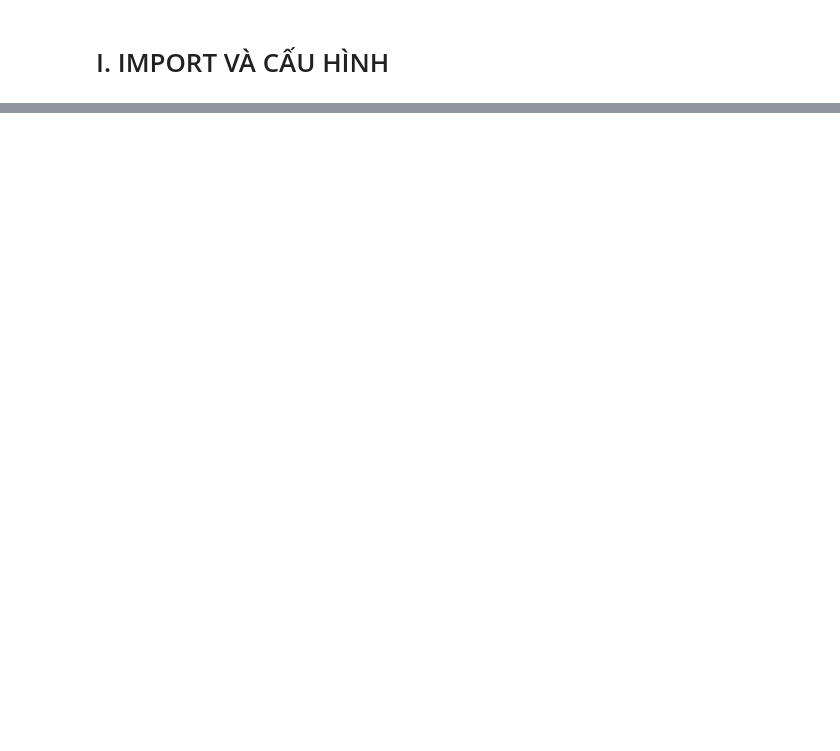
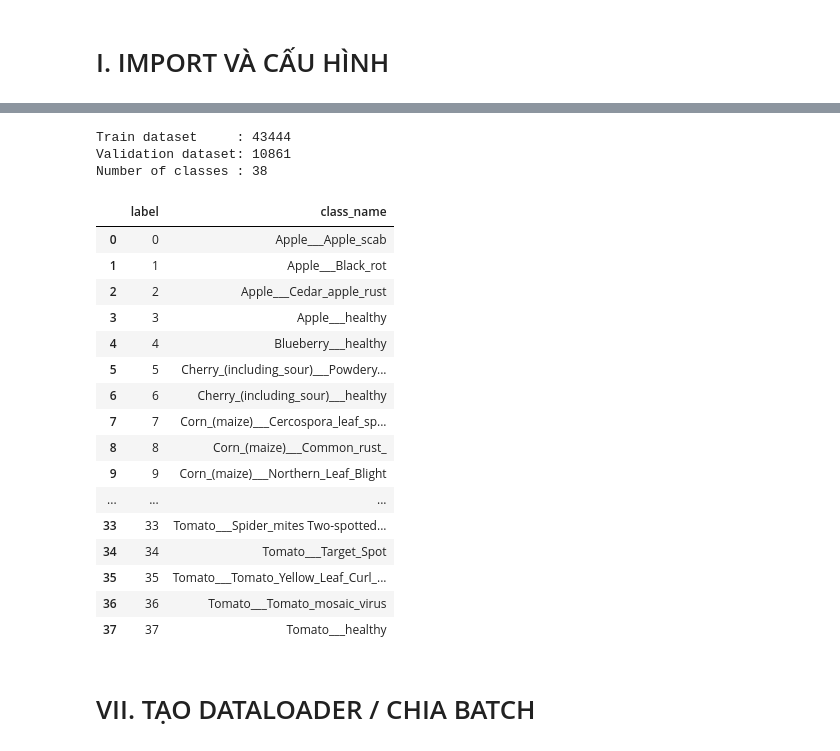
Before and after one commit to hoang3003/plant-disease-classification, a Jupyter notebook: notebooks/02_preprocessing.ipynb, the cells around one changed output, grey strips where cells are left out. Cells and saved outputs as stored; diff of their text form; code cells hidden in the pictures; blank space fills up the shorter version.

```diff
--- a/notebooks/02_preprocessing.ipynb
+++ b/notebooks/02_preprocessing.ipynb
@@ -850,0 +385,59 @@ Pipeline hiện tại bám trực tiếp theo kết quả EDA:
+# %%
+train_dataset = datasets.ImageFolder(
+    root=TRAIN_DIR,
+    transform=train_transform
+)
+
+val_dataset = datasets.ImageFolder(
+    root=VAL_DIR,
+    transform=val_transform
+)
+
+class_names = train_dataset.classes
+class_to_idx = train_dataset.class_to_idx
+idx_to_class = {
+    index: class_name
+    for class_name, index in class_to_idx.items()
+}
+
+NUM_CLASSES = len(class_names)
+
+print("Train dataset     :", len(train_dataset))
+print("Validation dataset:", len(val_dataset))
+print("Number of classes :", NUM_CLASSES)
+
+if train_dataset.class_to_idx != val_dataset.class_to_idx:
+    raise ValueError(
+        "Mapping class giữa train và val không giống nhau."
+    )
+# %% [output]
+Train dataset     : 43444
+Validation dataset: 10861
+Number of classes : 38
+# %%
+mapping_df = pd.DataFrame({
+    "label": list(range(NUM_CLASSES)),
+    "class_name": class_names
+})
+
+display(mapping_df)
+# %% [output]
+|  | label | class_name |
+| 0 | 0 | Apple___Apple_scab |
+| 1 | 1 | Apple___Black_rot |
+| 2 | 2 | Apple___Cedar_apple_rust |
+| 3 | 3 | Apple___healthy |
+| 4 | 4 | Blueberry___healthy |
+| 5 | 5 | Cherry_(including_sour)___Powdery... |
+| 6 | 6 | Cherry_(including_sour)___healthy |
+| 7 | 7 | Corn_(maize)___Cercospora_leaf_sp... |
+| 8 | 8 | Corn_(maize)___Common_rust_ |
+| 9 | 9 | Corn_(maize)___Northern_Leaf_Blight |
+| ... | ... | ... |
+| 33 | 33 | Tomato___Spider_mites Two-spotted... |
+| 34 | 34 | Tomato___Target_Spot |
+| 35 | 35 | Tomato___Tomato_Yellow_Leaf_Curl_... |
+| 36 | 36 | Tomato___Tomato_mosaic_virus |
+| 37 | 37 | Tomato___healthy |
+# %% [markdown]
+# VII. TẠO DATALOADER / CHIA BATCH
```
Also changed, not shown: parts of 63 cells of this notebook, 8 other files.
